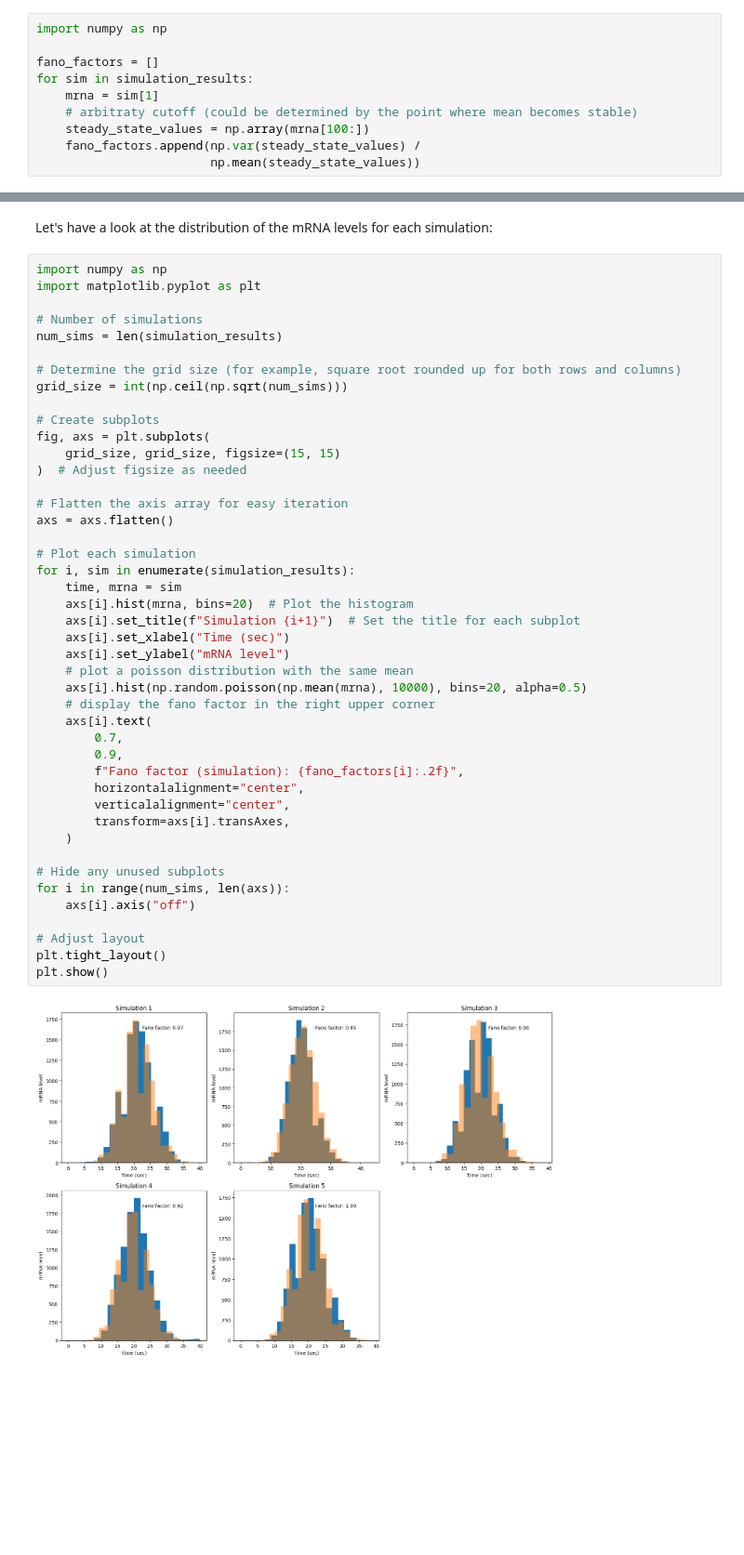
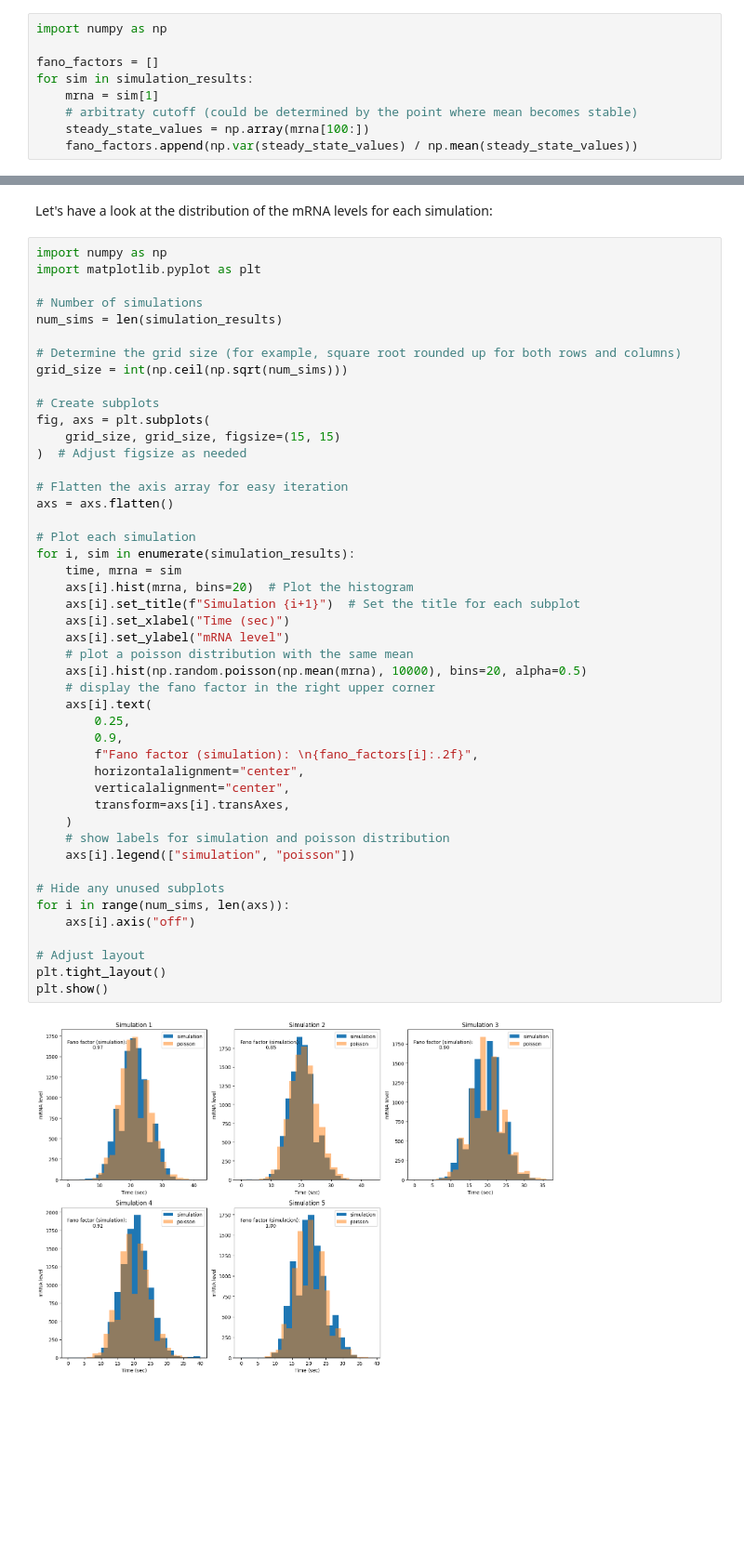
Before and after one commit to tdsone/mres-s3, a Jupyter notebook: ex3.ipynb, the cells around one changed output, grey strips where cells are left out. Shown at 93% size. Cells and saved outputs as stored; diff of their text form.

```diff
--- a/ex3.ipynb
+++ b/ex3.ipynb
@@ -16,8 +16,7 @@ for sim in simulation_results:
     mrna = sim[1]
     # arbitraty cutoff (could be determined by the point where mean becomes stable)
     steady_state_values = np.array(mrna[100:])
-    fano_factors.append(np.var(steady_state_values) /
-                        np.mean(steady_state_values))
+    fano_factors.append(np.var(steady_state_values) / np.mean(steady_state_values))
 # %%
 print("Fano factors", fano_factors)
 print("Fano factors mean", np.mean(fano_factors))
@@ -42,35 +41,37 @@ fig, axs = plt.subplots(
 )  # Adjust figsize as needed
 
 # Flatten the axis array for easy iteration
 axs = axs.flatten()
 
 # Plot each simulation
 for i, sim in enumerate(simulation_results):
     time, mrna = sim
     axs[i].hist(mrna, bins=20)  # Plot the histogram
     axs[i].set_title(f"Simulation {i+1}")  # Set the title for each subplot
     axs[i].set_xlabel("Time (sec)")
     axs[i].set_ylabel("mRNA level")
     # plot a poisson distribution with the same mean
     axs[i].hist(np.random.poisson(np.mean(mrna), 10000), bins=20, alpha=0.5)
     # display the fano factor in the right upper corner
     axs[i].text(
-        0.7,
+        0.25,
         0.9,
-        f"Fano factor (simulation): {fano_factors[i]:.2f}",
+        f"Fano factor (simulation): \n{fano_factors[i]:.2f}",
         horizontalalignment="center",
         verticalalignment="center",
         transform=axs[i].transAxes,
     )
+    # show labels for simulation and poisson distribution
+    axs[i].legend(["simulation", "poisson"])
 
 # Hide any unused subplots
 for i in range(num_sims, len(axs)):
     axs[i].axis("off")
 
 # Adjust layout
 plt.tight_layout()
 plt.show()
 # %% [output]
-[figure, old version]
+[figure, new version]
 # %% [markdown]
 Observation: The fano factors are all close to one.
```
Also changed, not shown: parts of 1 cell of this notebook, 2 other files.
